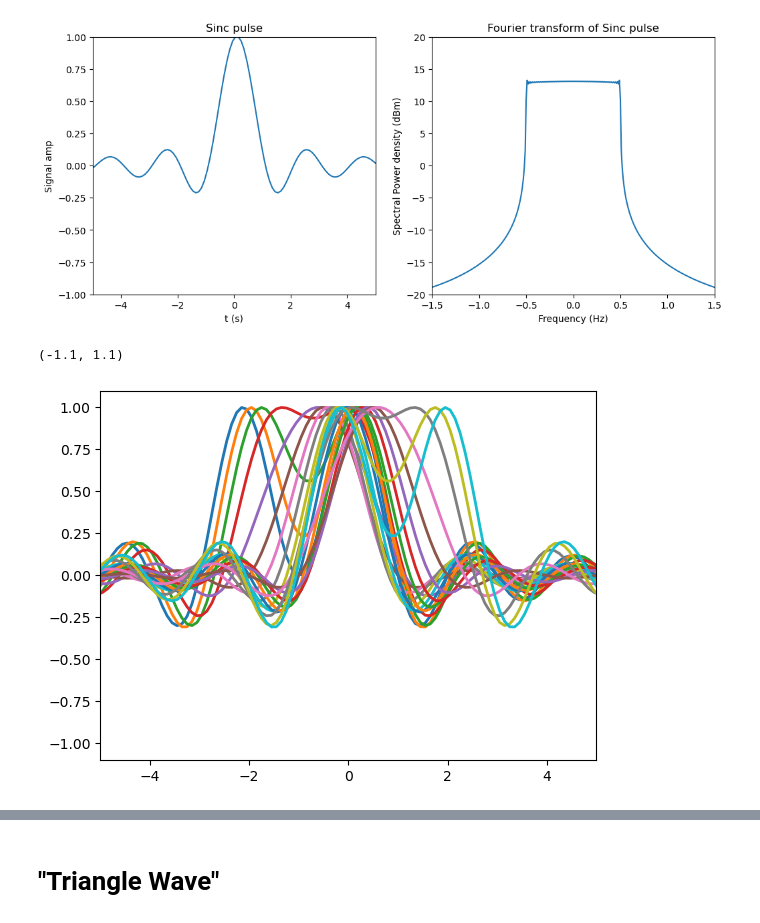
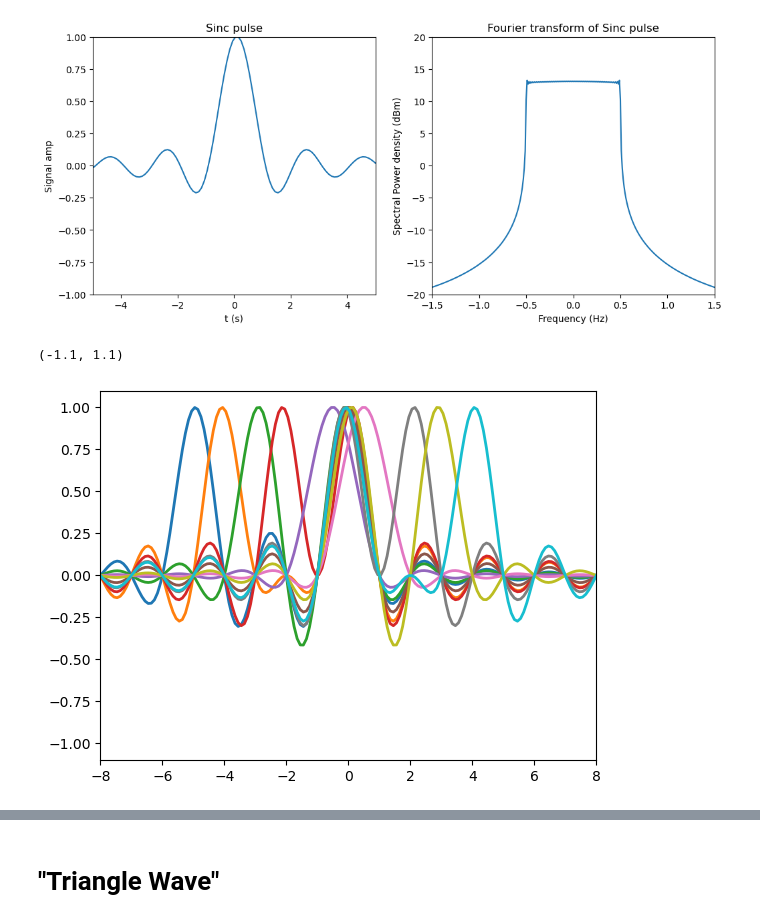
Before and after one commit to abhishekchak52/radar-ml, a Jupyter notebook: gen_signal_data.ipynb, the cells around one changed output, grey strips where cells are left out. Saved outputs shown, nothing was run; the diff lists cells and outputs as text; code cells hidden in the pictures.

```diff
--- a/gen_signal_data.ipynb
+++ b/gen_signal_data.ipynb
@@ -73,7 +73,8 @@ ax[1].set(xlabel='Frequency (Hz)', ylabel='Spectral Power density (dBm)', title=
  (-20.0, 20.0)]
 [figure]
 # %%
-sep_list = np.linspace(-2, 2, 20000)
+max_sep = 5
+sep_list = np.linspace(-max_sep, max_sep, 10000)
 ret_sig_list = np.sinc(tlist) + np.sinc(tlist - sep_list[:, None])
 ret_sig_list /= np.max(ret_sig_list, axis=1)[:, None]
 
@@ -81,8 +82,8 @@ data = np.hstack([ret_sig_list, np.abs(sep_list[ :, np.newaxis])])
 np.savetxt('.data/sinc_data.txt', data, delimiter=',')
 # %%
 plt.plot(tlist, ret_sig_list.T[:, ::1000], lw=2);
-plt.xlim(-5, 5)
+plt.xlim(-8, 8)
 plt.ylim(-1.1, 1.1)
 # %% [output]
 (-1.1, 1.1)
-[figure, old version]
+[figure, new version]
```
Also changed, not shown: parts of 25 cells of this notebook, 2 other files.
